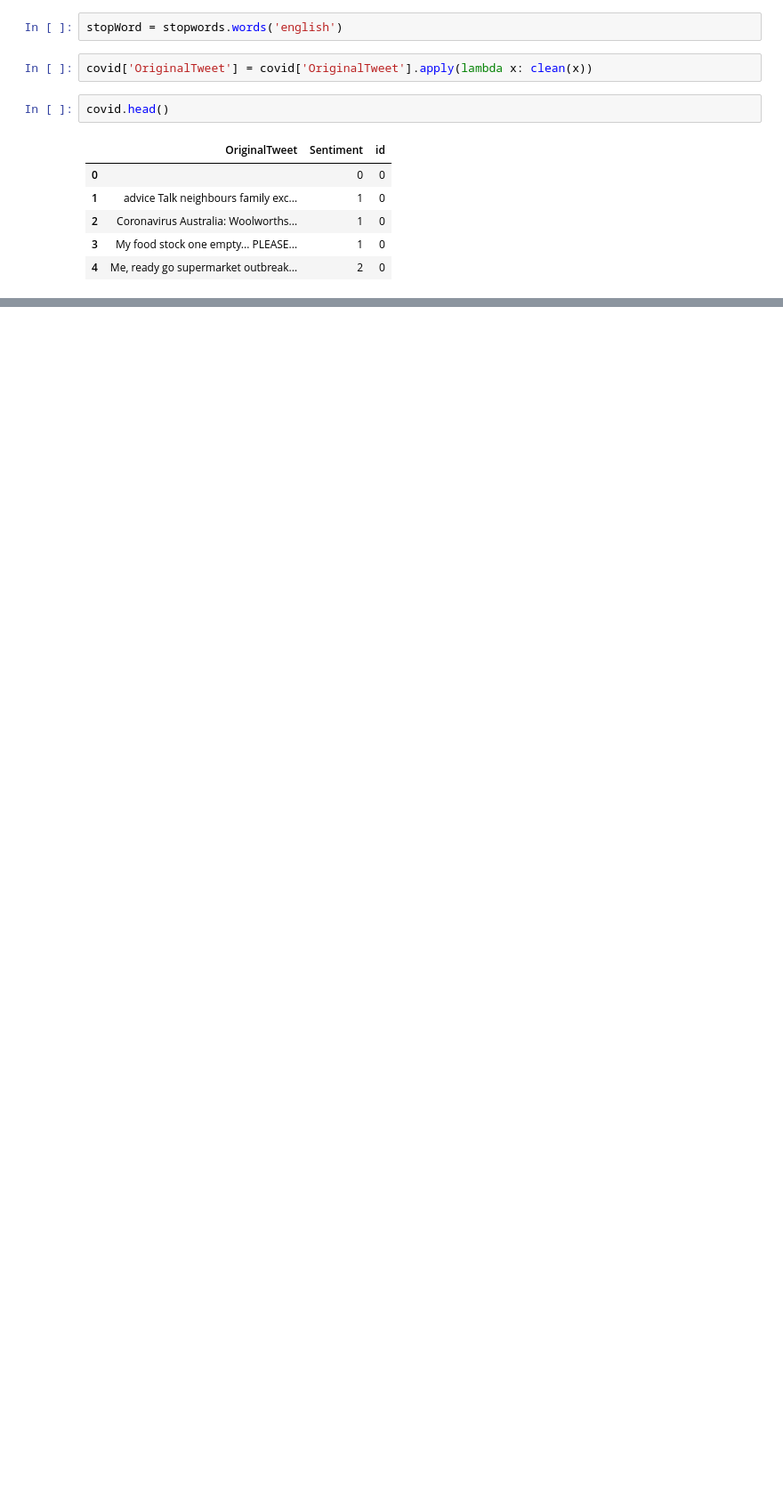
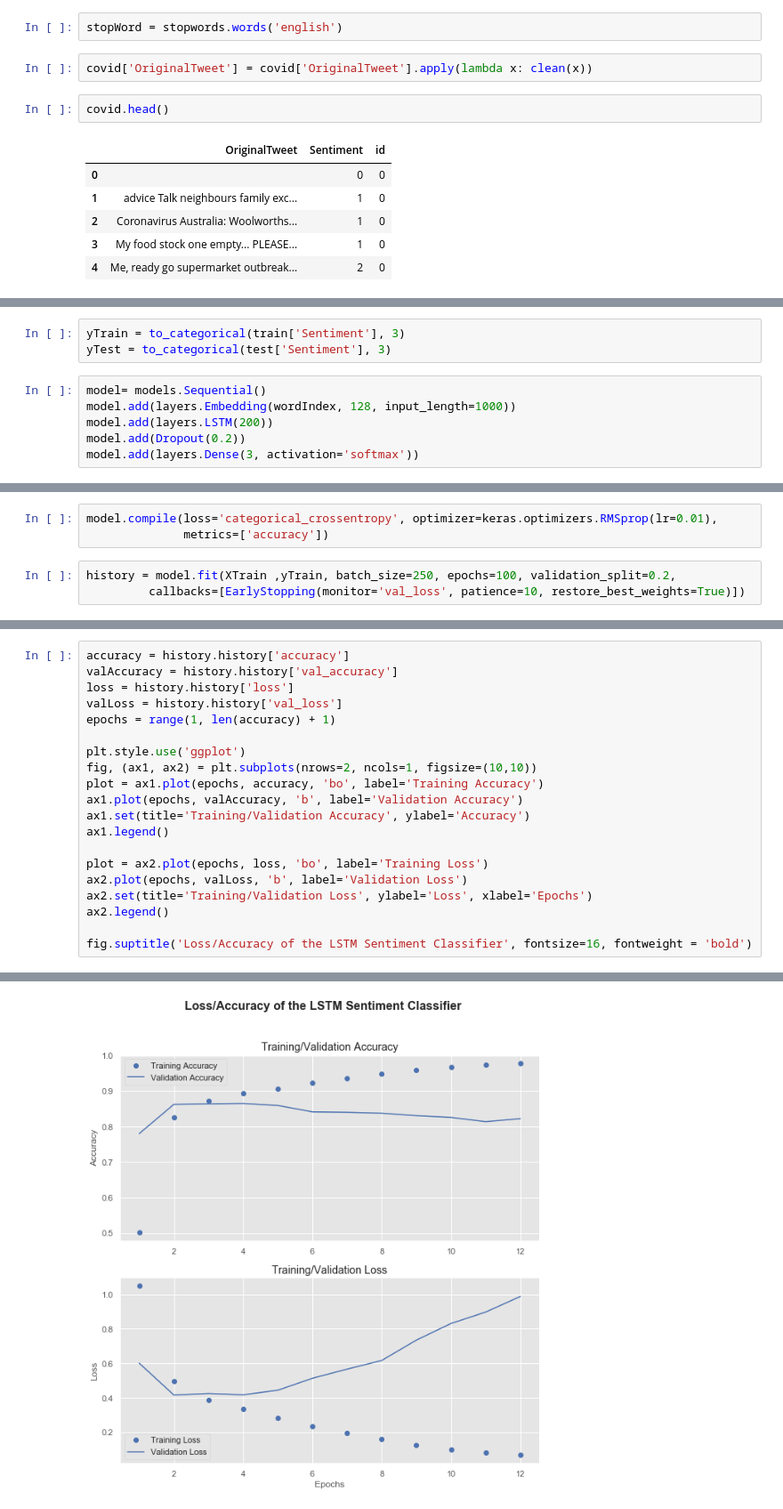
Before and after one commit to arunsundar022/Corona-tweet-sentiment-analysis, a Jupyter notebook: Corona-tweet-sentiment-analysis.ipynb, the cells around one changed output, grey strips where cells are left out. Shown: that part at 89% size. Drawn from its saved outputs; the diff is of its cells as text; blank space fills up the shorter version.

```diff
--- a/Corona-tweet-sentiment-analysis.ipynb
+++ b/Corona-tweet-sentiment-analysis.ipynb
@@ -265,0 +442,9 @@ covid.head()
+# %%
+yTrain = to_categorical(train['Sentiment'], 3)
+yTest = to_categorical(test['Sentiment'], 3)
+# %%
+model= models.Sequential()
+model.add(layers.Embedding(wordIndex, 128, input_length=1000))
+model.add(layers.LSTM(200))
+model.add(Dropout(0.2))
+model.add(layers.Dense(3, activation='softmax'))
@@ -265,0 +470,6 @@ covid.head()
+# %%
+model.compile(loss='categorical_crossentropy', optimizer=keras.optimizers.RMSprop(lr=0.01),
+              metrics=['accuracy'])
+# %%
+history = model.fit(XTrain ,yTrain, batch_size=250, epochs=100, validation_split=0.2,
+         callbacks=[EarlyStopping(monitor='val_loss', patience=10, restore_best_weights=True)])
@@ -265,0 +494,21 @@ covid.head()
+# %%
+accuracy = history.history['accuracy']
+valAccuracy = history.history['val_accuracy']
+loss = history.history['loss']
+valLoss = history.history['val_loss']
+epochs = range(1, len(accuracy) + 1)
+
+plt.style.use('ggplot')
+fig, (ax1, ax2) = plt.subplots(nrows=2, ncols=1, figsize=(10,10))
+plot = ax1.plot(epochs, accuracy, 'bo', label='Training Accuracy')
+ax1.plot(epochs, valAccuracy, 'b', label='Validation Accuracy')
+ax1.set(title='Training/Validation Accuracy', ylabel='Accuracy')
+ax1.legend()
+
+plot = ax2.plot(epochs, loss, 'bo', label='Training Loss')
+ax2.plot(epochs, valLoss, 'b', label='Validation Loss')
+ax2.set(title='Training/Validation Loss', ylabel='Loss', xlabel='Epochs')
+ax2.legend()
+
+fig.suptitle('Loss/Accuracy of the LSTM Sentiment Classifier', fontsize=16, fontweight = 'bold')
+# %% [output]
@@ -265,0 +516 @@ covid.head()
+[figure, added]
```
Also changed, not shown: parts of 38 cells of this notebook, 1 other file.
